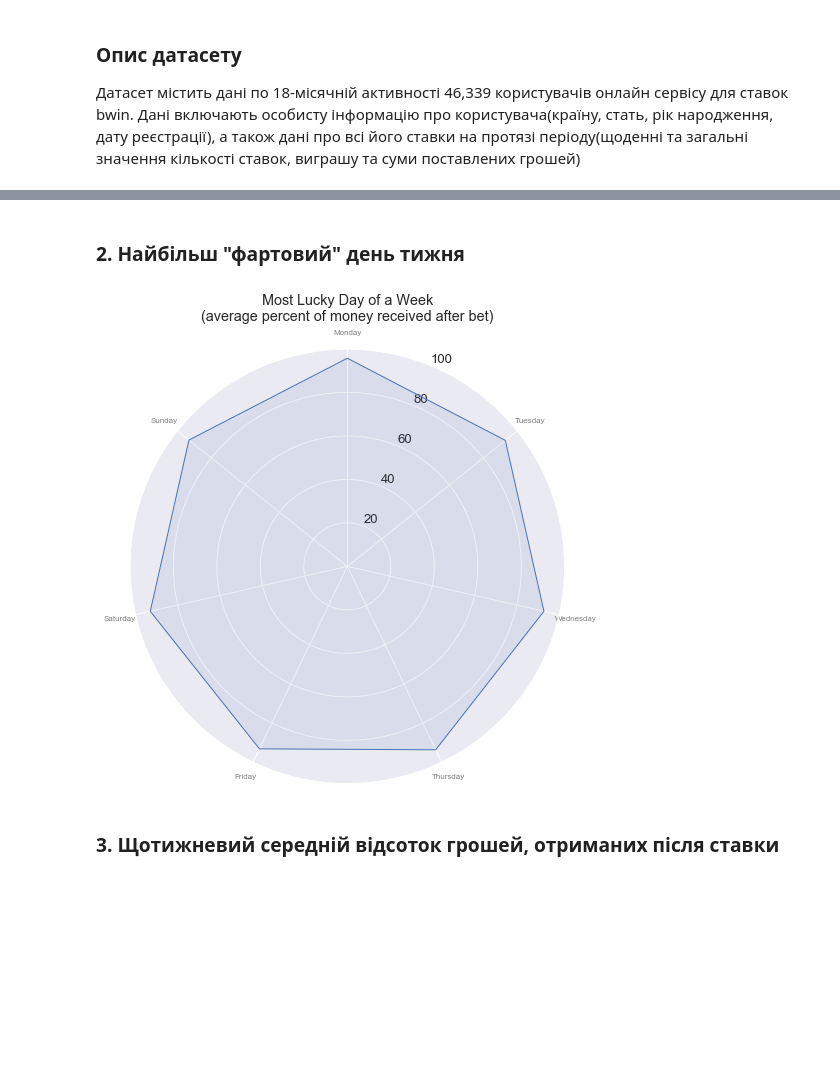
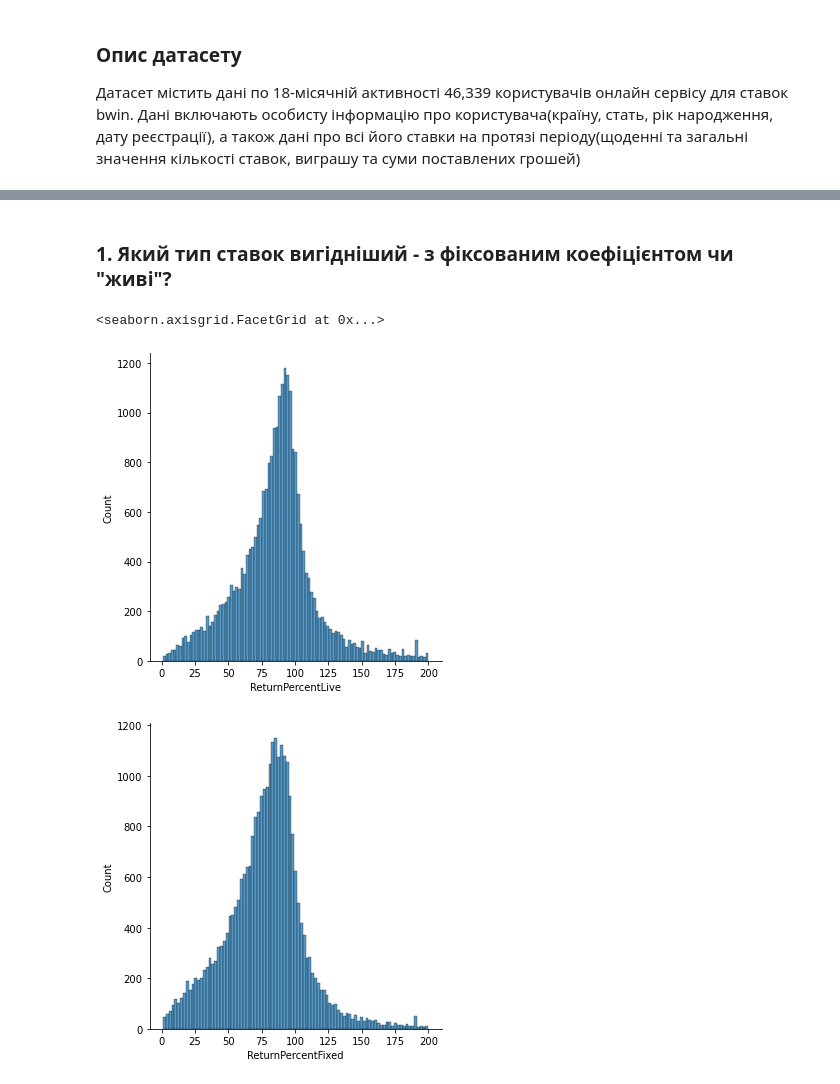
Before and after one commit to MarianDubei/visualization_project, a Jupyter notebook: main.ipynb, the cells around one changed output, grey strips where cells are left out. Saved outputs shown, nothing was run; the diff lists cells and outputs as text; code cells hidden in the pictures; blank space fills up the shorter version.

```diff
--- a/main.ipynb
+++ b/main.ipynb
@@ -27 +19,7 @@ country_df["ReturnPercent"] = country_df.apply(lambda row: row["WinA"]/row["Stak
+# %%
+# 1
+fix_live_df = df3[df3["StakeL"] != 0]
+fix_live_df = fix_live_df[fix_live_df["StakeF"] != 0]
+fix_live_df["ReturnPercentFixed"] = fix_live_df.apply(lambda row: row["WinF"]/row["StakeF"]*100, axis = 1)
+fix_live_df["ReturnPercentLive"] = fix_live_df.apply(lambda row: row["WinL"]/row["StakeL"]*100, axis = 1)
 # %%
@@ -65,20 +37,0 @@ world_map_1
-# %% [markdown]
-### 2. Найбільш "фартовий" день тижня
-# %%
-sns.set(rc = {'figure.figsize':(8,8)}, font_scale = 1.2)
-angles = [n / 7 * 2 * math.pi for n in range(7)]
-angles += angles[:1]
-
-ax = plt.subplot(111, polar=True)
-ax.set_theta_direction(-1)
-ax.set_theta_offset(math.pi/2.0)
-plt.xticks(angles[:-1], ["Monday", "Tuesday", "Wednesday", "Thursday", "Friday", "Saturday", "Sunday", "Monday"], color='grey', size=8)
-
-ax.plot(angles, [*week_df["ReturnPercent"], week_df["ReturnPercent"][0]], linewidth=1, linestyle='solid')
-ax.fill(angles, [*week_df["ReturnPercent"], week_df["ReturnPercent"][0]], 'b', alpha=0.1)
-ax.set(title="Most Lucky Day of a Week\n(average percent of money received after bet)", ylim=(0,100))
-plt.show()
-# %% [output]
-[figure, removed]
-# %% [markdown]
-### 3. Щотижневий середній відсоток грошей, отриманих після ставки
@@ -84,0 +45,9 @@ plt.show()
+# %% [markdown]
+### 1. Який тип ставок вигідніший - з фіксованим коефіцієнтом чи "живі"?
+# %%
+sns.displot(data=fix_live_df, x="ReturnPercentLive",binrange=(1,200))
+sns.displot(data=fix_live_df, x="ReturnPercentFixed",binrange=(1,200))
+# %% [output]
+<seaborn.axisgrid.FacetGrid at 0x...>
+[figure, added]
+[figure, added]
```
Also changed, not shown: parts of 10 cells of this notebook, 1 other file.
